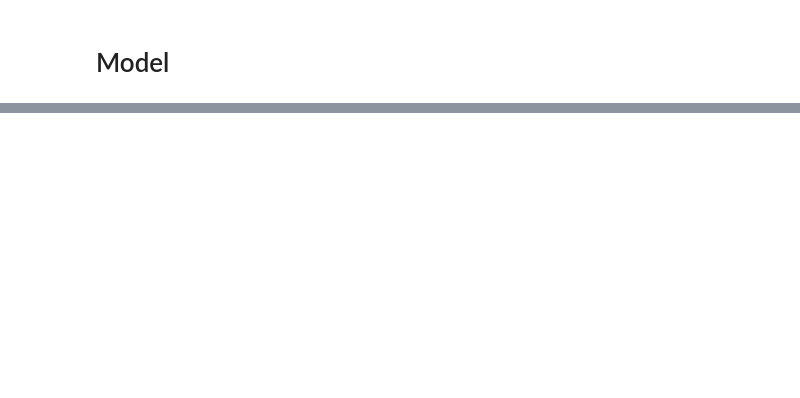
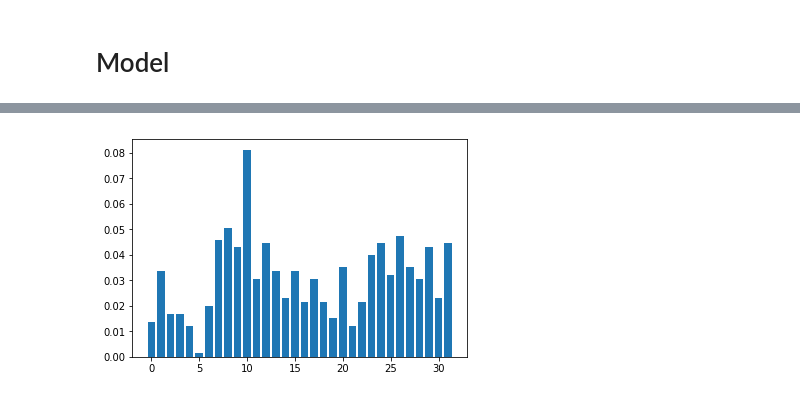
Before and after one commit to fooljames/ml-med, a Jupyter notebook: 2018.01.21.ipynb, the cells around one changed output, grey strips where cells are left out. Drawn from its saved outputs; the diff is of its cells as text; code cells hidden in the pictures; blank space fills up the shorter version.

```diff
--- a/2018.01.21.ipynb
+++ b/2018.01.21.ipynb
@@ -265,6 +266,0 @@ data_2.head()
-# %%
-features = []
-features.extend(list(data_2.columns)[ncolumn:])
-features = [x for x in features if "datetime" not in x ]
-x_data = pd.DataFrame(data_2[features]).as_matrix()
-y_data = pd.DataFrame(data_2['y_flag']).as_matrix()
@@ -299,0 +267,4 @@ TRAIN: [511091 163388 394401 ..., 199160  84722  89479] TEST: [102117 252187 352
+# %%
+x_data = data_2[features].as_matrix()
+y_data = data_2['y_flag'].as_matrix()
+#x_train, y_train, x_test, y_test = split_data(x_data, y_data)
@@ -303,8 +297,12 @@ def under_sampling(labels, p):
     positive_idx = np.where(labels==1)[0]
     return np.concatenate([negative_idx, positive_idx])
 # %%
+x_train = x_train[0]
+y_train = y_train[0]
+x_test = x_test[0]
+y_test = y_test[0]
+
 resampled_idx = under_sampling(y_train, 0.2)
-
 x_resampled, y_resampled = x_train[resampled_idx], y_train[resampled_idx]
 
 #sm = SMOTE(random_state = seed, ratio = 0.5)  # class ratio of 1
@@ -313,8 +317,8 @@ x_resampled, y_resampled = x_train[resampled_idx], y_train[resampled_idx]
 # %%
 # Algorithm gradient boosting
-eval_set = [x_test, y_test]
+eval_set = [(x_test, y_test)]
 clf = XGBClassifier()
-clf.fit(x_resampled, y_resampled, early_stopping_rounds = 10, eval_metric = "auc", eval_set = eval_set, verbose = True)
+clf.fit(x_resampled, y_resampled, early_stopping_rounds = 10, eval_metric = ["auc"], eval_set = eval_set, verbose = True)
 print(clf)
 
 y_pred = clf.predict(x_test)
@@ -322,4 +326,18 @@ prediction = [round(value) for value in y_pred]
 
 accuracy = accuracy_score(y_test, prediction)
 print("Accuracy: %.2f%%" %(accuracy * 100.0))
+
+results = clf.evals_result()
+epochs = len(results['validation_0']['auc'])
+x_axis = range(0, epochs)
+
+# plot log loss
+"""import matplotlib.pyplot as pyplot
+fig, ax = pyplot.subplots()
+ax.plot(x_axis, results['validation_0']['auc'], label='Train')
+ax.plot(x_axis, results['validation_1']['auc'], label='Test')
+ax.legend()
+pyplot.ylabel('AUC')
+pyplot.title('XGBoost AUC')
+pyplot.show()"""
 # %% [output]
@@ -333,0 +362,6 @@ ValueError: y contains new labels: [  3.09520343e-06   2.58198890e-01   2.867113
+# %%
+import matplotlib.pyplot as pyplot
+pyplot.bar(range(len(clf.feature_importances_)), clf.feature_importances_)
+pyplot.show()
+# %% [output]
+[figure, added]
```
Also changed, not shown: parts of 28 cells of this notebook.
